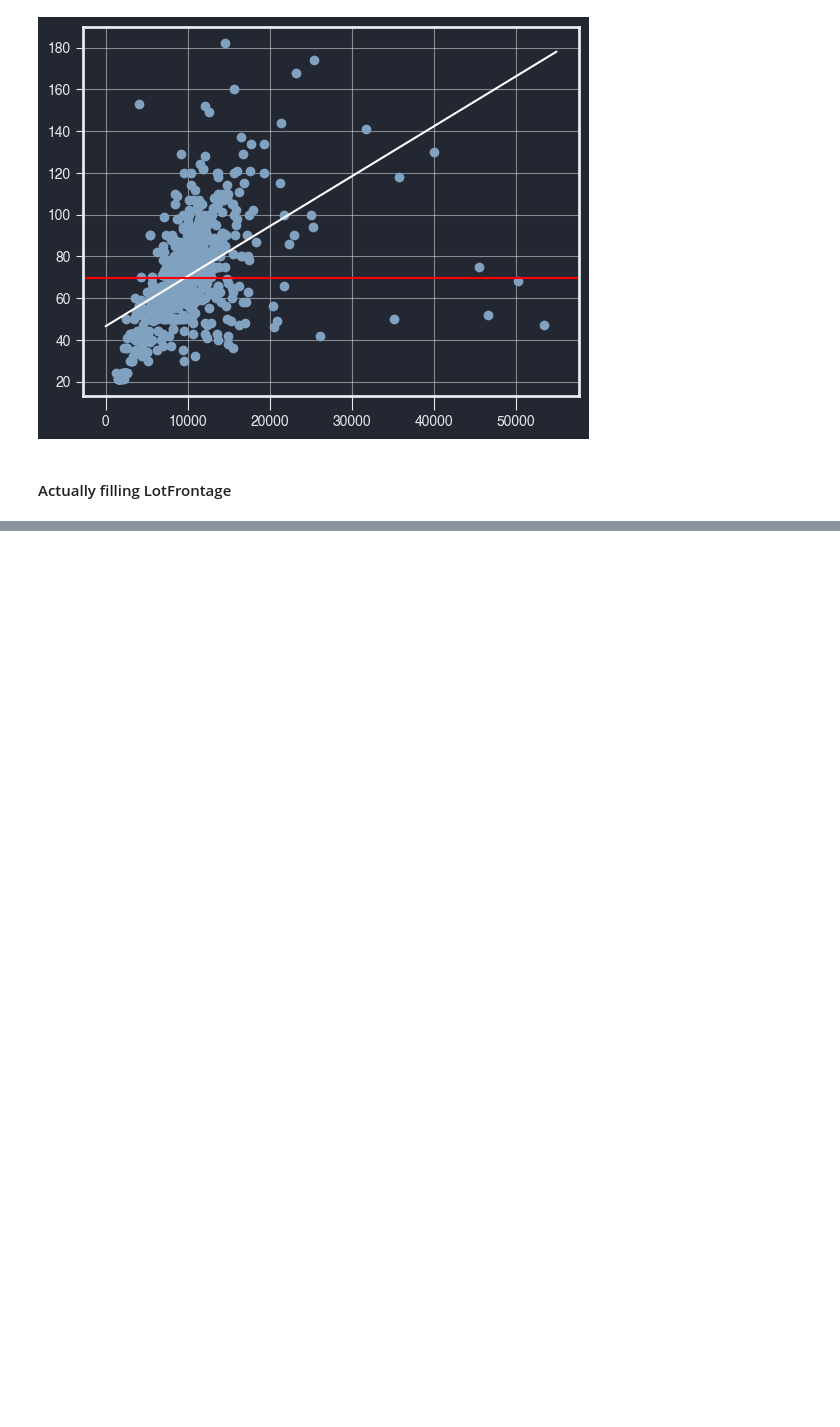
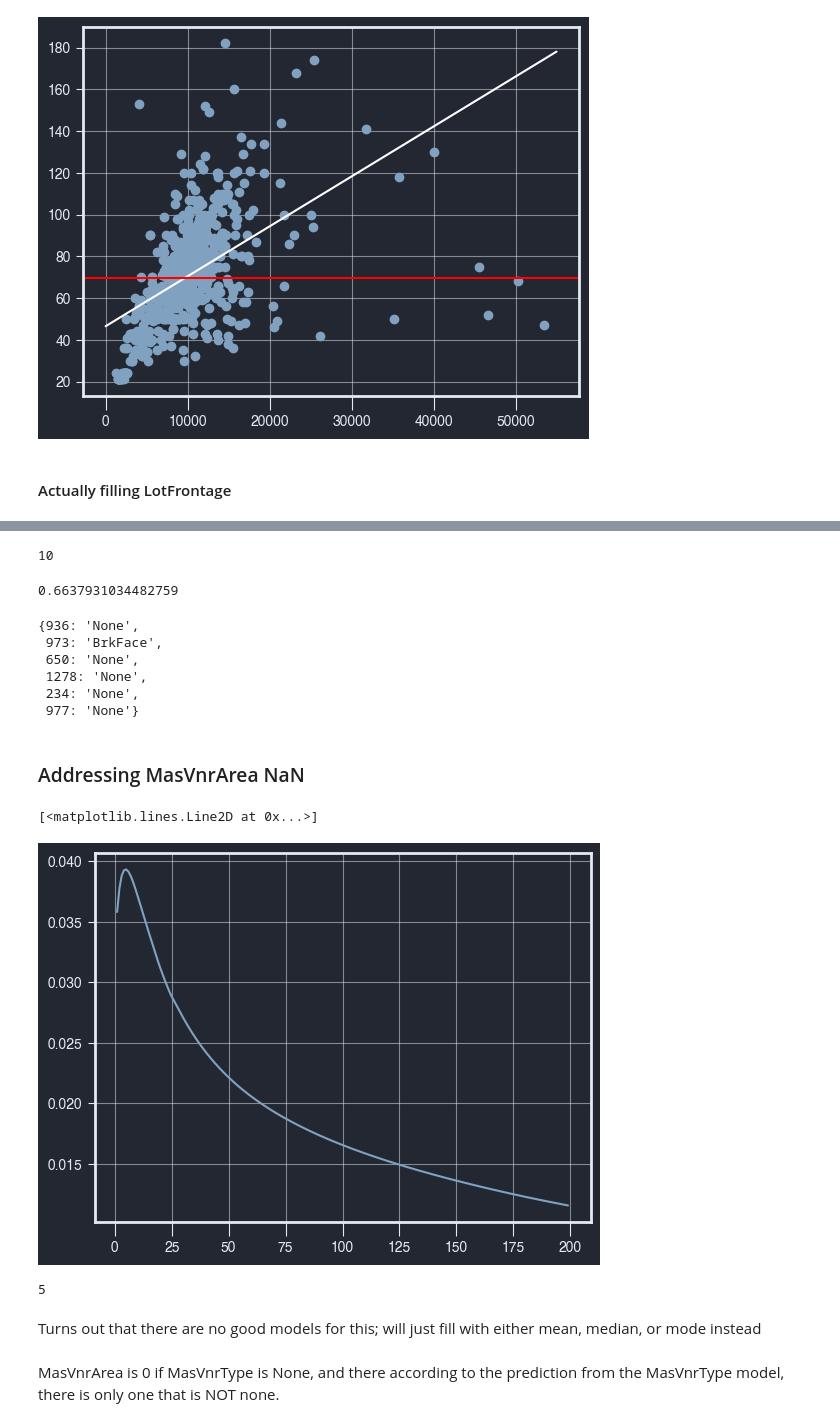
Before and after one commit to kimichenn/kaggle-competitions, a Jupyter notebook: house-prices-advanced-regression-techniques/house_prices.ipynb, the cells around one changed output, grey strips where cells are left out. Cells and saved outputs as stored; diff of their text form; code cells hidden in the pictures; blank space fills up the shorter version.

```diff
--- a/house-prices-advanced-regression-techniques/house_prices.ipynb
+++ b/house-prices-advanced-regression-techniques/house_prices.ipynb
@@ -142,0 +285,4 @@ X_train["LotFrontage"].fillna(lot_front_pred_dict, inplace=True)
+# %%
+max(res_log, key=res_log.get)
+# %% [output]
+10
@@ -142,0 +294,66 @@ X_train["LotFrontage"].fillna(lot_front_pred_dict, inplace=True)
+# %%
+model_score
+# %% [output]
+0.6637931034482759
+# %%
+# Now we take the actual NaN data and fit
+masvnrtype_na = X_train.loc[X_train["MasVnrType"].isna() == True][["ExterQual", "ExterCond", "Exterior1st", "Exterior2nd"]]
+
+masvnrtype_na_exterqual_dummies = pd.get_dummies(X_train["ExterQual"], prefix="ExterQual")
+masvnrtype_na_extercond_dummies = pd.get_dummies(X_train["ExterCond"], prefix="ExterCond")
+masvnrtype_na_exterior1st_dummies = pd.get_dummies(X_train["Exterior1st"], prefix="Exterior1st")
+masvnrtype_na_exterior2nd_dummies = pd.get_dummies(X_train["Exterior2nd"], prefix="Exterior2nd")
+
+masvnrtype_na_f = pd.concat([masvnrtype_na_exterqual_dummies, masvnrtype_na_extercond_dummies, masvnrtype_na_exterior1st_dummies,
+					   masvnrtype_na_exterior2nd_dummies], axis=1)
+masvnrtype_pred = masvnrtype_model.predict(masvnrtype_na_f).flatten()
+masvnrtype_pred_dict = {}
+for i, j in enumerate(X_train.loc[X_train["MasVnrType"].isna() == True].index):
+	masvnrtype_pred_dict[j] = masvnrtype_pred[i]
+X_train["MasVnrType"].fillna(masvnrtype_pred_dict, inplace=True)
+masvnrtype_pred_dict
+# %% [output]
+{936: 'None',
+ 973: 'BrkFace',
+ 650: 'None',
+ 1278: 'None',
+ 234: 'None',
+ 977: 'None'}
+# %% [markdown]
+### Addressing MasVnrArea NaN
+# %%
+X_mas_tmp = df_mas_tmp.drop("MasVnrArea", axis=1)
+y_mas_tmp = df_mas_tmp["MasVnrArea"]
+
+exterqual_dummies = pd.get_dummies(X_mas_tmp["ExterQual"], prefix="ExterQual")
+extercond_dummies = pd.get_dummies(X_mas_tmp["ExterCond"], prefix="ExterCond")
+exterior1st_dummies = pd.get_dummies(X_mas_tmp["Exterior1st"], prefix="Exterior1st")
+exterior2nd_dummies = pd.get_dummies(X_mas_tmp["Exterior2nd"], prefix="Exterior2nd")
+
+X_mas_tmp = pd.concat([exterqual_dummies, extercond_dummies, exterior1st_dummies, exterior2nd_dummies], axis=1)
+
+X_masvnrarea_train, X_masvnrarea_test, y_masvnrarea_train, y_masvnrarea_test = train_test_split(X_mas_tmp, y_mas_tmp, test_size=0.2)
+# %%
+from sklearn.linear_model import ElasticNet
+
+# Test to find the best hyperparameters
+res_log = {}
+for i in range(1, 200):
+	masvnrarea_model = ElasticNet(alpha=i/100)
+	masvnrarea_model.fit(X_masvnrarea_train, y_masvnrarea_train)
+	model_score = masvnrarea_model.score(X_masvnrarea_test, y_masvnrarea_test)
+	res_log[i] = model_score
+# %%
+fig, ax = plt.subplots()
+ax.plot(res_log.keys(), res_log.values())
+# %% [output]
+[<matplotlib.lines.Line2D at 0x...>]
+[figure, added]
+# %%
+max(res_log, key=res_log.get)
+# %% [output]
+5
+# %% [markdown]
+Turns out that there are no good models for this; will just fill with either mean, median, or mode instead
+# %% [markdown]
+MasVnrArea is 0 if MasVnrType is None, and there according to the prediction from the MasVnrType model, there is only one that is NOT none.
```
Also changed, not shown: parts of 105 cells of this notebook, 1 other file.
